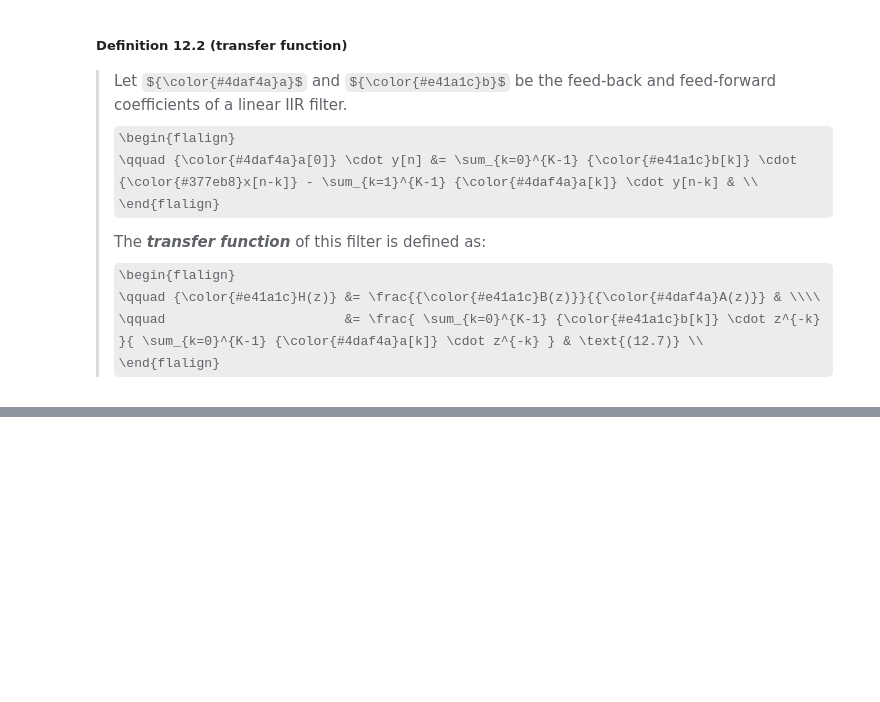
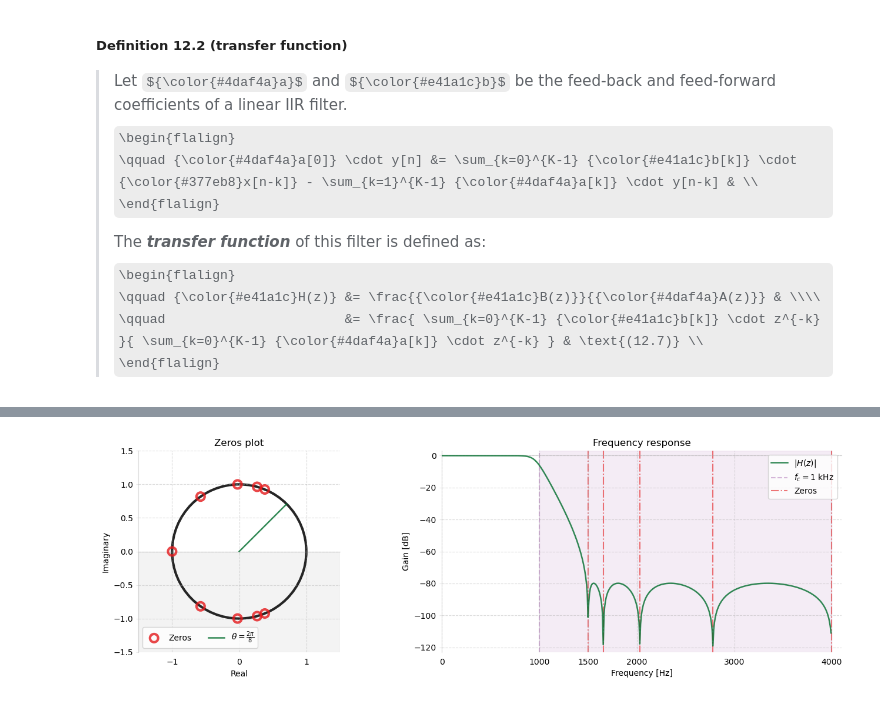
Before and after one commit to buruzaemon/digital-signals-theory, a Jupyter notebook: DST_CH12.ipynb, the cells around one changed output, grey strips where cells are left out. Saved outputs shown, nothing was run; the diff lists cells and outputs as text; code cells hidden in the pictures; some formulas as TeX source; blank space fills up the shorter version.

```diff
--- a/DST_CH12.ipynb
+++ b/DST_CH12.ipynb
@@ -261,0 +446,8 @@ plt.show()
+# %%
+# parameters for the Chebyshev Type-2 filter in this section
+fs = 8000         # Sampling rate
+fc = 1000         # Cutoff frequency
+fstop = 1500
+attenuation = 80  # we'll require 80 dB attenuation in the stop band
+                  #               ^^^^^^^^^^^^^^^^^
+ripple = 6        # we'll allow 6 dB ripple in the passband
@@ -261,0 +491,6 @@ plt.show()
+# %%
+order_ell, wn = sp.signal.cheb2ord(fc, fstop, ripple, attenuation, fs=fs)
+
+zeros, poles, gain = sp.signal.cheby2(order_ell, attenuation, wn, fs=fs, output='zpk')
+
+print(zeros)
@@ -261,0 +505,3 @@ plt.show()
+# %%
+# for analyzing the frequency response
+freq, H = sp.signal.freqz_zpk(zeros, poles, gain, fs=fs)
@@ -261,0 +512,56 @@ plt.show()
+# %%
+fig, (ax, ax1) = plt.subplots(figsize=(14, 4.4), ncols=2)
+
+# -----------------------------------------------------
+# Zeros plot
+#
+ax.grid(linestyle='--', alpha=0.4, color='#A9A9A9')
+# Eliminate upper and right axes
+ax.spines['right'].set_color('none')
+ax.spines['top'].set_color('none')
+ax.spines['left'].set(color='#A9A9A9', alpha=0.4)
+ax.spines['bottom'].set(position='zero', color='#A9A9A9', alpha=0.4)
+
+circ = patches.Ellipse((0, 0), 2, 2, edgecolor='#252525', linewidth=3, fill=False, zorder=-10)
+ax.add_patch(circ)
+
+ax.scatter(zeros.real, zeros.imag, marker='o', s=100, edgecolor='#e41a1c', color=None, facecolor='none', linewidth=3, label='Zeros', alpha=0.8, zorder=10)
+ax.plot([0, np.cos(2 * np.pi / 8)], [0, np.sin(2 * np.pi / 8)], label=r'$\theta = \frac{2\pi}{8}$', linewidth=1.8, color='#006d2c', alpha=0.8)
+ax.axhspan(-1.6, 0, alpha=0.05, color='#252525', zorder=-1)
+
+ax.set(xlim=[-1.5, 1.5], ylim=[-1.5, 1.5], aspect='equal', xlabel='Real', ylabel='Imaginary')
+ax.set(xticks=[-1, 0, 1])
+ax.tick_params(axis='y', which=u'both', length=3, color='#A9A9A940')
+ax.tick_params(axis='x', which=u'both', length=3, pad=128, color='#A9A9A940')
+ax.legend(loc='lower left', ncol=2)
+ax.set(title='Zeros plot')
+
+# -----------------------------------------------------
+# Frequency response
+#
+ax1.grid(linestyle='--', alpha=0.4, color='#A9A9A9')
+# Eliminate upper and right axes
+ax1.spines['right'].set_color('none')
+ax1.spines['top'].set_color('none')
+ax1.spines['left'].set(color='#A9A9A9', alpha=0.4)
+ax1.spines['bottom'].set(position='zero', color='#A9A9A9', alpha=0.4)
+
+ax1.plot(freq, 20 * np.log10(np.abs(H) + 1e-6), label='$|H(z)|$', linewidth=1.8, color='#006d2c', alpha=0.8, zorder=10)
+
+ax1.axvline(fc, zorder=-1, label=r'$f_c = 1$ kHz', color='#984ea3', linestyle='--', alpha=0.4)
+ax1.axvspan(fc, fs/2, zorder=-2, color='#984ea3', alpha=0.1)
+
+ax1.vlines(np.angle(zeros) * fs / (2 * np.pi), -140, 10, linestyle='-.', label='Zeros', color='#e41a1c', alpha=0.6, zorder=1)
+
+ax1.set(xlim=[0, fs/2 + 100], ylim=[-123, 3])
+ax1.tick_params(axis='y', which=u'both', length=3, color='#A9A9A940')
+ax1.tick_params(axis='x', which=u'both', length=3, pad=245, color='#A9A9A940')
+ax1.set(xticks=[0, 1000, 1500, 2000, 3000, 4000])
+ax1.set(xlabel='Frequency [Hz]', ylabel='Gain [dB]')
+ax1.set(title='Frequency response')
+ax1.legend(loc='upper right')
+
+fig.tight_layout()
+plt.show()
+# %% [output]
+[figure, added]
```
Also changed, not shown: parts of 51 cells of this notebook.
